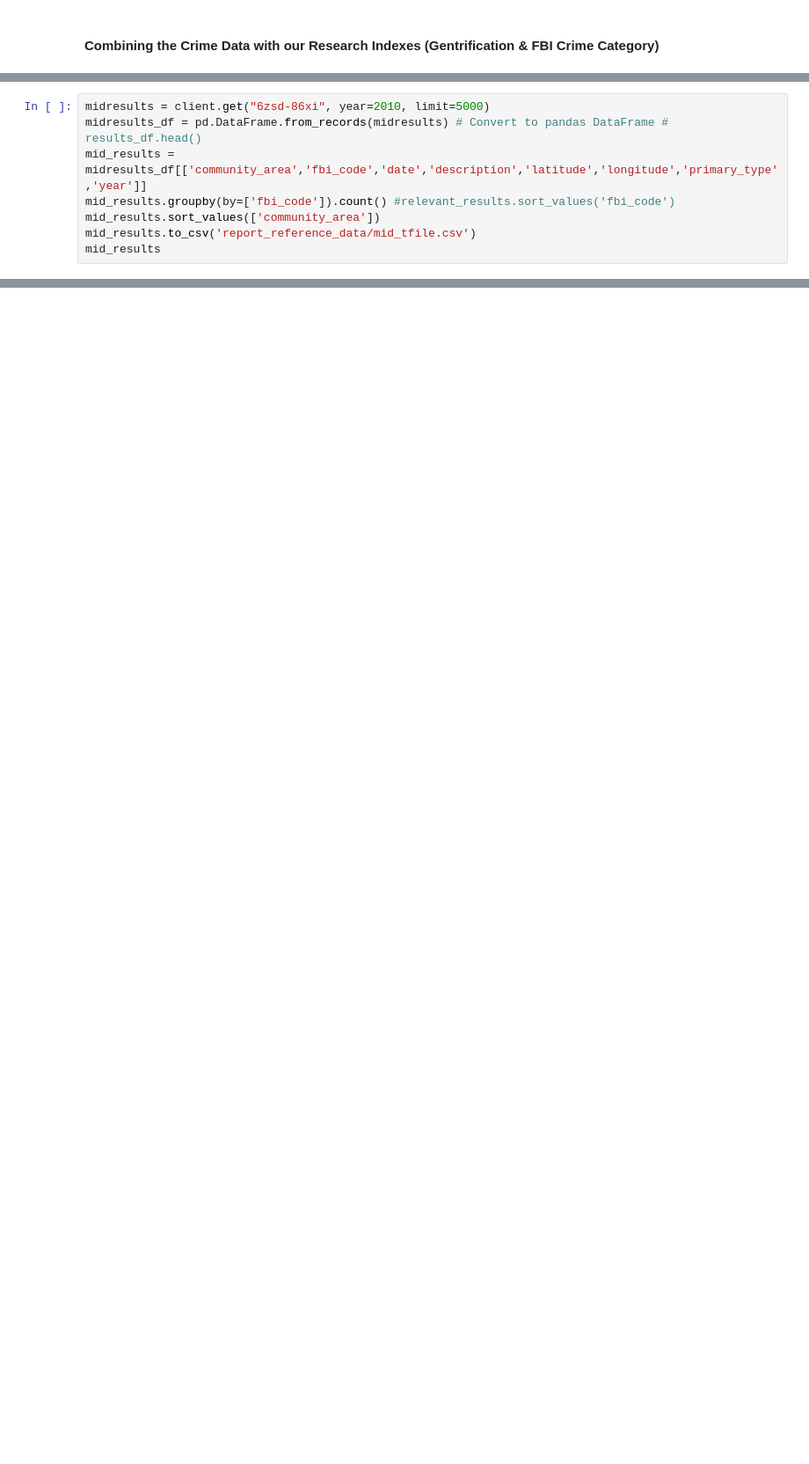
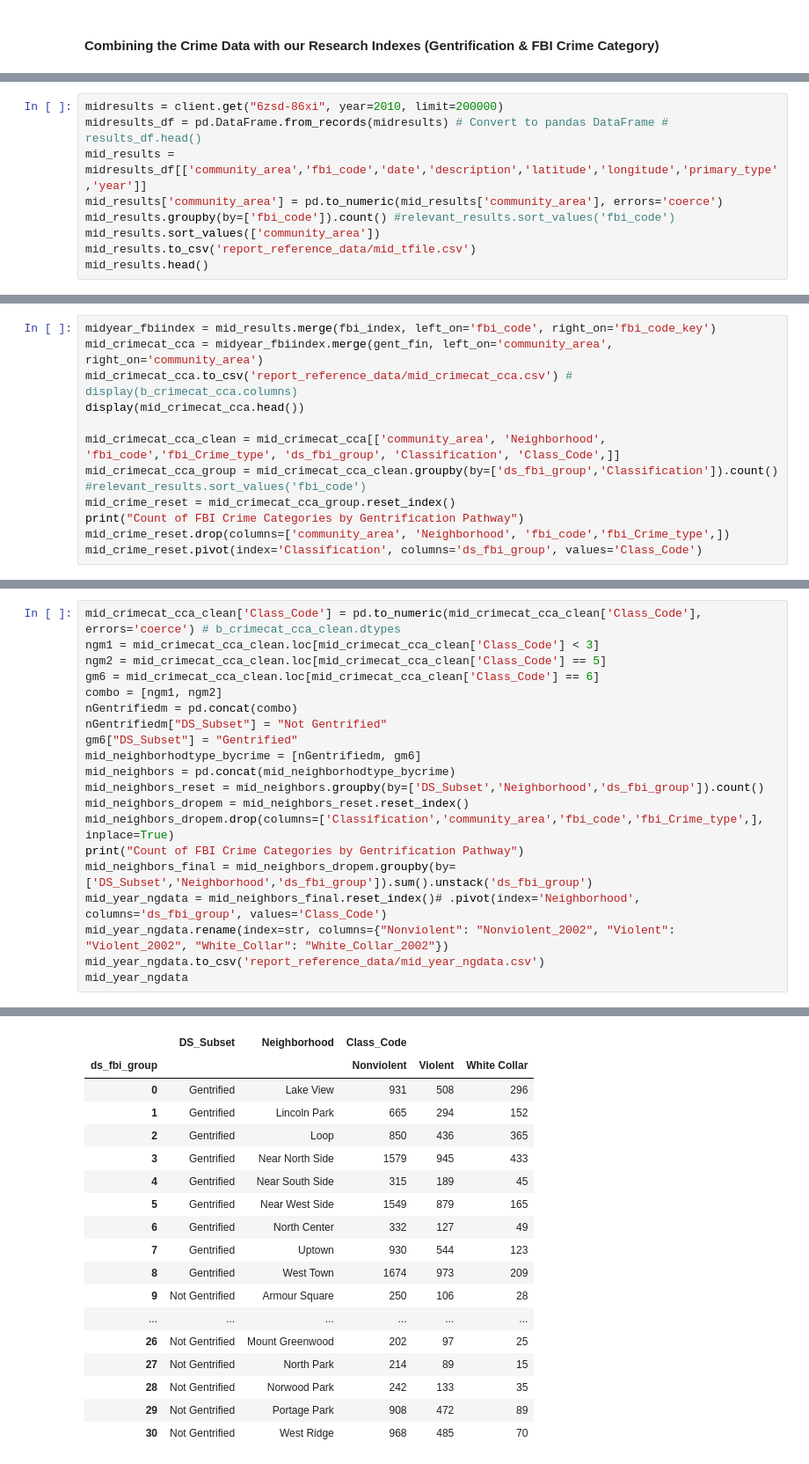
Before and after one commit to ajdeschenes/RuPaulsitory, a Jupyter notebook: crime/chicago_crime_api_json.ipynb, the cells around one changed output, grey strips where cells are left out. Shown at 88% size. Cells and saved outputs as stored; diff of their text form; blank space fills up the shorter version.

```diff
--- a/crime/chicago_crime_api_json.ipynb
+++ b/crime/chicago_crime_api_json.ipynb
@@ -102,8 +169,9 @@ start_group
 # %%
-midresults = client.get("6zsd-86xi", year=2010, limit=5000)
+midresults = client.get("6zsd-86xi", year=2010, limit=200000)
 midresults_df = pd.DataFrame.from_records(midresults) # Convert to pandas DataFrame # results_df.head()
 mid_results = midresults_df[['community_area','fbi_code','date','description','latitude','longitude','primary_type','year']]
+mid_results['community_area'] = pd.to_numeric(mid_results['community_area'], errors='coerce')
 mid_results.groupby(by=['fbi_code']).count() #relevant_results.sort_values('fbi_code')
 mid_results.sort_values(['community_area'])
 mid_results.to_csv('report_reference_data/mid_tfile.csv')
-mid_results
+mid_results.head()
@@ -109,0 +185,12 @@ mid_results
+# %%
+midyear_fbiindex = mid_results.merge(fbi_index, left_on='fbi_code', right_on='fbi_code_key')
+mid_crimecat_cca = midyear_fbiindex.merge(gent_fin, left_on='community_area', right_on='community_area')
+mid_crimecat_cca.to_csv('report_reference_data/mid_crimecat_cca.csv') # display(b_crimecat_cca.columns)
+display(mid_crimecat_cca.head())
+
+mid_crimecat_cca_clean = mid_crimecat_cca[['community_area', 'Neighborhood', 'fbi_code','fbi_Crime_type', 'ds_fbi_group', 'Classification', 'Class_Code',]]
+mid_crimecat_cca_group = mid_crimecat_cca_clean.groupby(by=['ds_fbi_group','Classification']).count() #relevant_results.sort_values('fbi_code')
+mid_crime_reset = mid_crimecat_cca_group.reset_index()
+print("Count of FBI Crime Categories by Gentrification Pathway")
+mid_crime_reset.drop(columns=['community_area', 'Neighborhood', 'fbi_code','fbi_Crime_type',])
+mid_crime_reset.pivot(index='Classification', columns='ds_fbi_group', values='Class_Code')
@@ -109,0 +217,21 @@ mid_results
+# %%
+mid_crimecat_cca_clean['Class_Code'] = pd.to_numeric(mid_crimecat_cca_clean['Class_Code'], errors='coerce') # b_crimecat_cca_clean.dtypes
+ngm1 = mid_crimecat_cca_clean.loc[mid_crimecat_cca_clean['Class_Code'] < 3]
+ngm2 = mid_crimecat_cca_clean.loc[mid_crimecat_cca_clean['Class_Code'] == 5]
+gm6 = mid_crimecat_cca_clean.loc[mid_crimecat_cca_clean['Class_Code'] == 6]
+combo = [ngm1, ngm2]
+nGentrifiedm = pd.concat(combo)
+nGentrifiedm["DS_Subset"] = "Not Gentrified"
+gm6["DS_Subset"] = "Gentrified"
+mid_neighborhodtype_bycrime = [nGentrifiedm, gm6]
+mid_neighbors = pd.concat(mid_neighborhodtype_bycrime)
+mid_neighbors_reset = mid_neighbors.groupby(by=['DS_Subset','Neighborhood','ds_fbi_group']).count()
+mid_neighbors_dropem = mid_neighbors_reset.reset_index()
+mid_neighbors_dropem.drop(columns=['Classification','community_area','fbi_code','fbi_Crime_type',], inplace=True)
+print("Count of FBI Crime Categories by Gentrification Pathway")
+mid_neighbors_final = mid_neighbors_dropem.groupby(by=['DS_Subset','Neighborhood','ds_fbi_group']).sum().unstack('ds_fbi_group')
+mid_year_ngdata = mid_neighbors_final.reset_index()# .pivot(index='Neighborhood', columns='ds_fbi_group', values='Class_Code')
+mid_year_ngdata.rename(index=str, columns={"Nonviolent": "Nonviolent_2002", "Violent": "Violent_2002", "White_Collar": "White_Collar_2002"})
+mid_year_ngdata.to_csv('report_reference_data/mid_year_ngdata.csv')
+mid_year_ngdata
+# %% [output]
@@ -110 +239,19 @@ mid_results
+|  | DS_Subset | Neighborhood | Class_Code |  |  |
+| ds_fbi_group |  |  | Nonviolent | Violent | White Collar |
+| 0 | Gentrified | Lake View | 931 | 508 | 296 |
+| 1 | Gentrified | Lincoln Park | 665 | 294 | 152 |
+| 2 | Gentrified | Loop | 850 | 436 | 365 |
+| 3 | Gentrified | Near North Side | 1579 | 945 | 433 |
+| 4 | Gentrified | Near South Side | 315 | 189 | 45 |
+| 5 | Gentrified | Near West Side | 1549 | 879 | 165 |
+| 6 | Gentrified | North Center | 332 | 127 | 49 |
+| 7 | Gentrified | Uptown | 930 | 544 | 123 |
+| 8 | Gentrified | West Town | 1674 | 973 | 209 |
+| 9 | Not Gentrified | Armour Square | 250 | 106 | 28 |
+| ... | ... | ... | ... | ... | ... |
+| 26 | Not Gentrified | Mount Greenwood | 202 | 97 | 25 |
+| 27 | Not Gentrified | North Park | 214 | 89 | 15 |
+| 28 | Not Gentrified | Norwood Park | 242 | 133 | 35 |
+| 29 | Not Gentrified | Portage Park | 908 | 472 | 89 |
+| 30 | Not Gentrified | West Ridge | 968 | 485 | 70 |
 # %%
```
Also changed, not shown: parts of 13 cells of this notebook, 9 other files.
